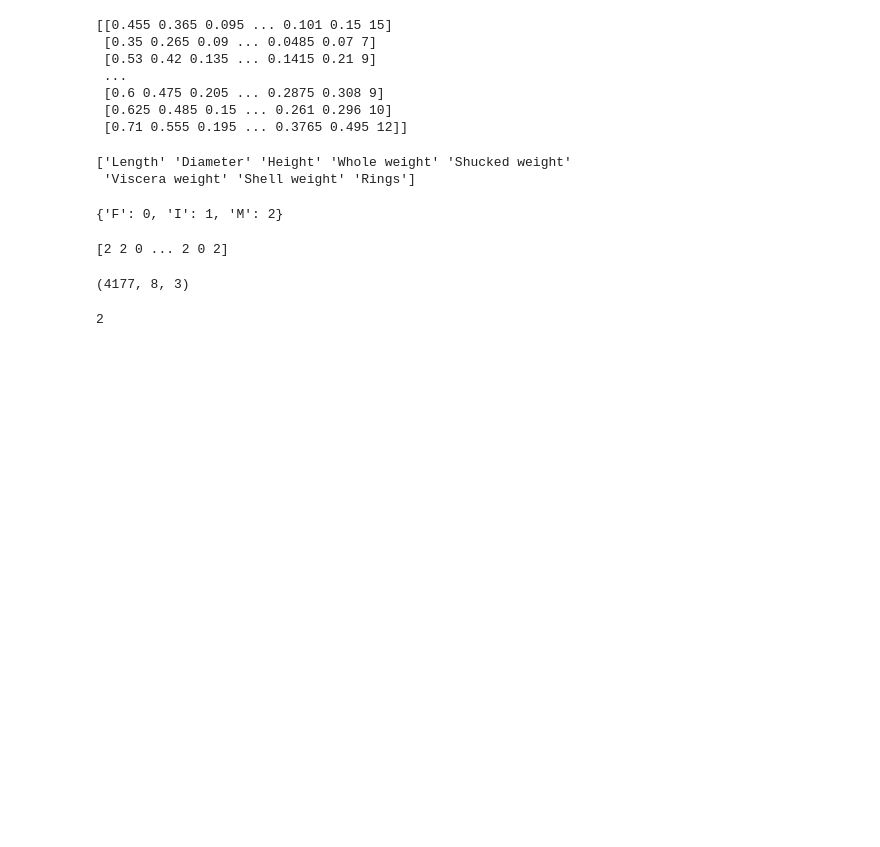
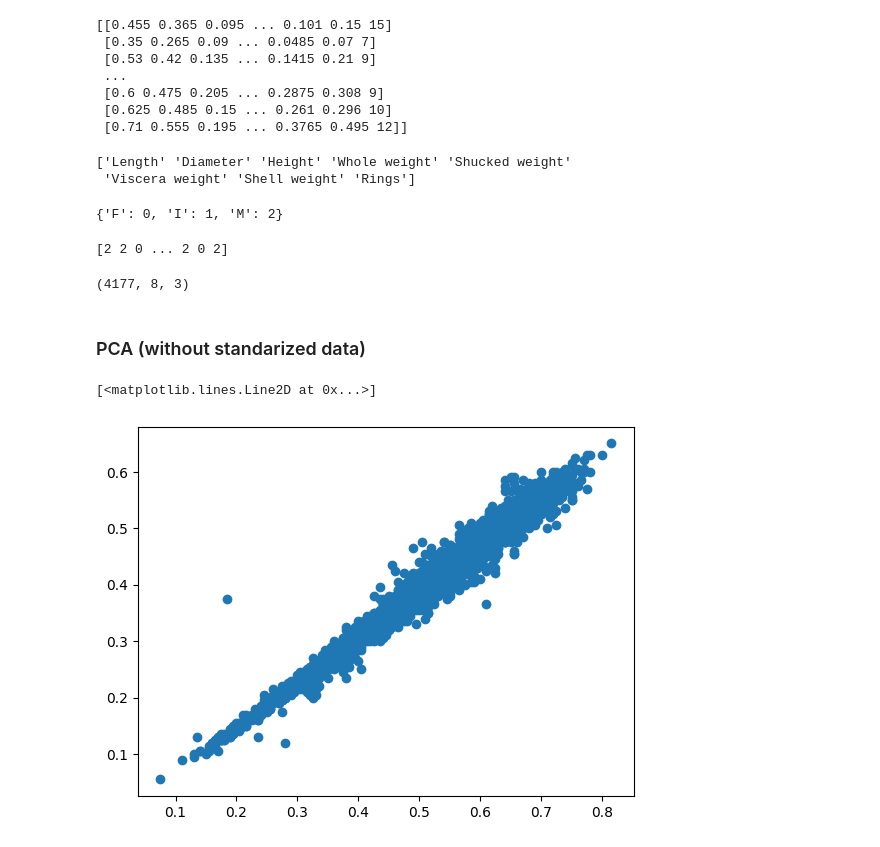
Before and after one commit to raquel-ch/intro_ml, a Jupyter notebook: project1.ipynb, the cells around one changed output. Drawn from its saved outputs; the diff is of its cells as text; code cells hidden in the pictures; blank space fills up the shorter version.

```diff
--- a/project1.ipynb
+++ b/project1.ipynb
@@ -6,7 +6,7 @@ import pandas as pd
 ## Data loading
 # %%
 # Replace 'path_to_your_csv_file' with the actual path to your CSV file
-filename = 'abalone.csv'
+filename = 'data/abalone.csv'
 
 # Load the CSV file into a DataFrame
 df = pd.read_csv(filename)
@@ -75,7 +75,5 @@ C = len(classNames)
 N, M, C
 # %% [output]
 (4177, 8, 3)
-# %%
-1 + 1
-# %% [output]
-2
+# %% [markdown]
+### PCA (without standarized data)
@@ -81,0 +83,10 @@ N, M, C
+# %%
+# Data attributes to be plotted
+i = 0
+j = 1
+# %%
+# Make a simple plot of the i'th attribute against the j'th attribute (Lenght vs Diameter)
+plt.plot(X[:, i], X[:, j], "o")
+# %% [output]
+[<matplotlib.lines.Line2D at 0x...>]
+[figure, added]
```
Also changed, not shown: parts of 10 cells of this notebook.
